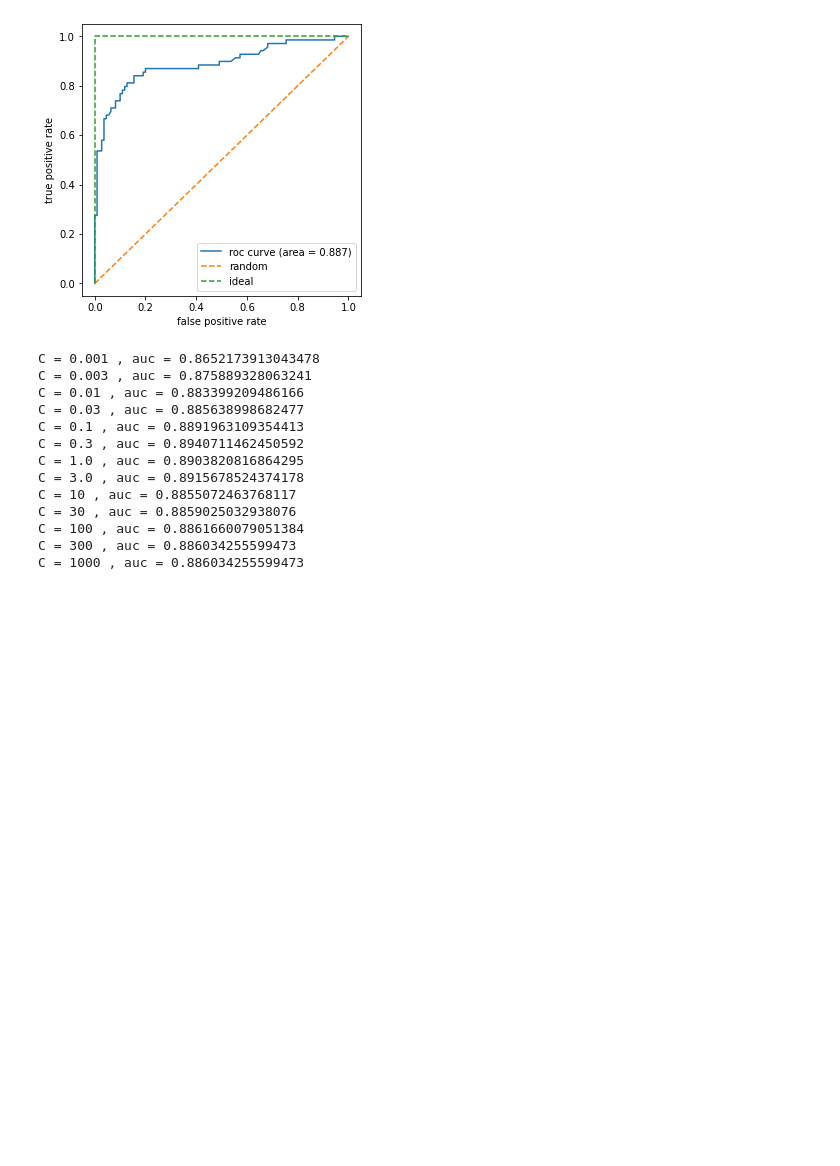
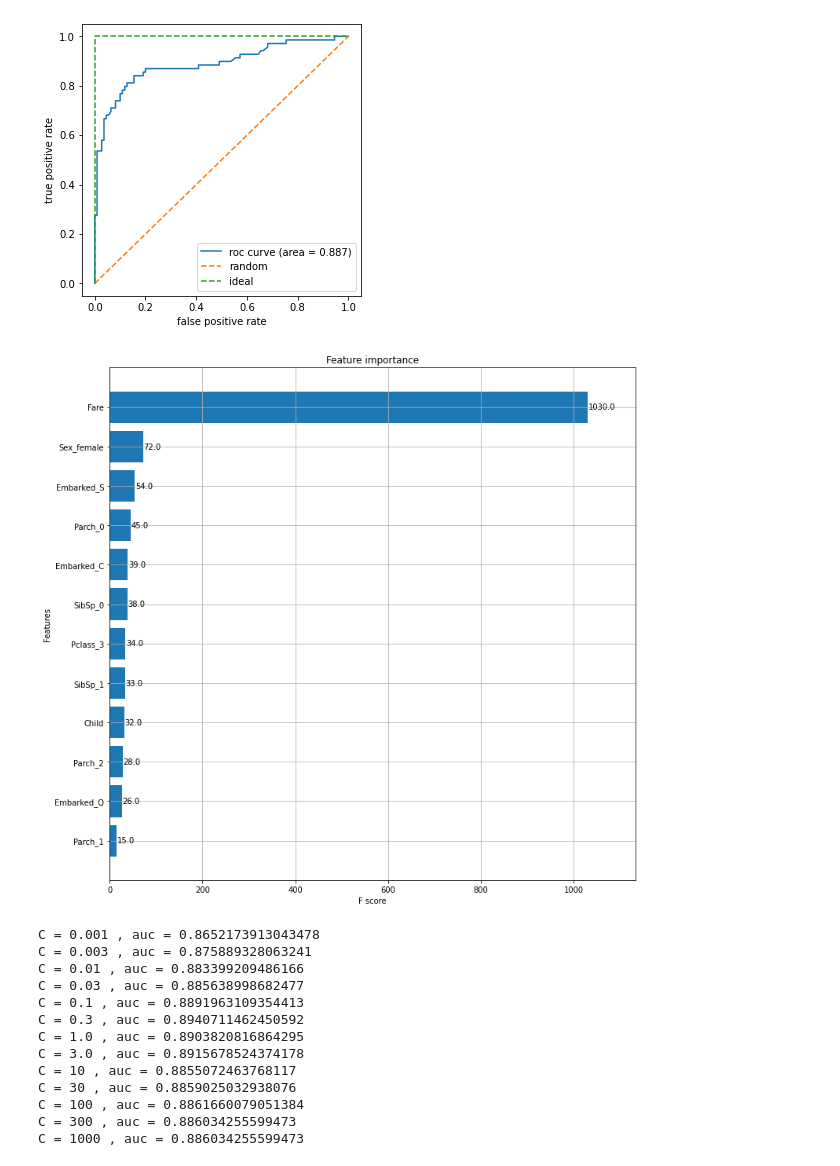
Before and after one commit to JeanMichelBereder/Kaggle, a Jupyter notebook: kaggle-titanic.ipynb, the cells around one changed output. Saved outputs shown, nothing was run; the diff lists cells and outputs as text; code cells hidden in the pictures; blank space fills up the shorter version.

```diff
--- a/kaggle-titanic.ipynb
+++ b/kaggle-titanic.ipynb
@@ -424,6 +424,12 @@ plt.ylabel('true positive rate')
 plt.show()
 # %% [output]
 [figure]
+# %%
+git, ax = plt.subplots(figsize=(12, 12))
+xgb.plot_importance(clf, max_num_features=12, height=0.8, ax=ax)
+plt.show()
+# %% [output]
+[figure, added]
 # %%
 # Find best C
 C = [0.001,0.003,0.01,0.03,0.1,0.3,1.0,3.0,10,30,100,300,1000]
```
